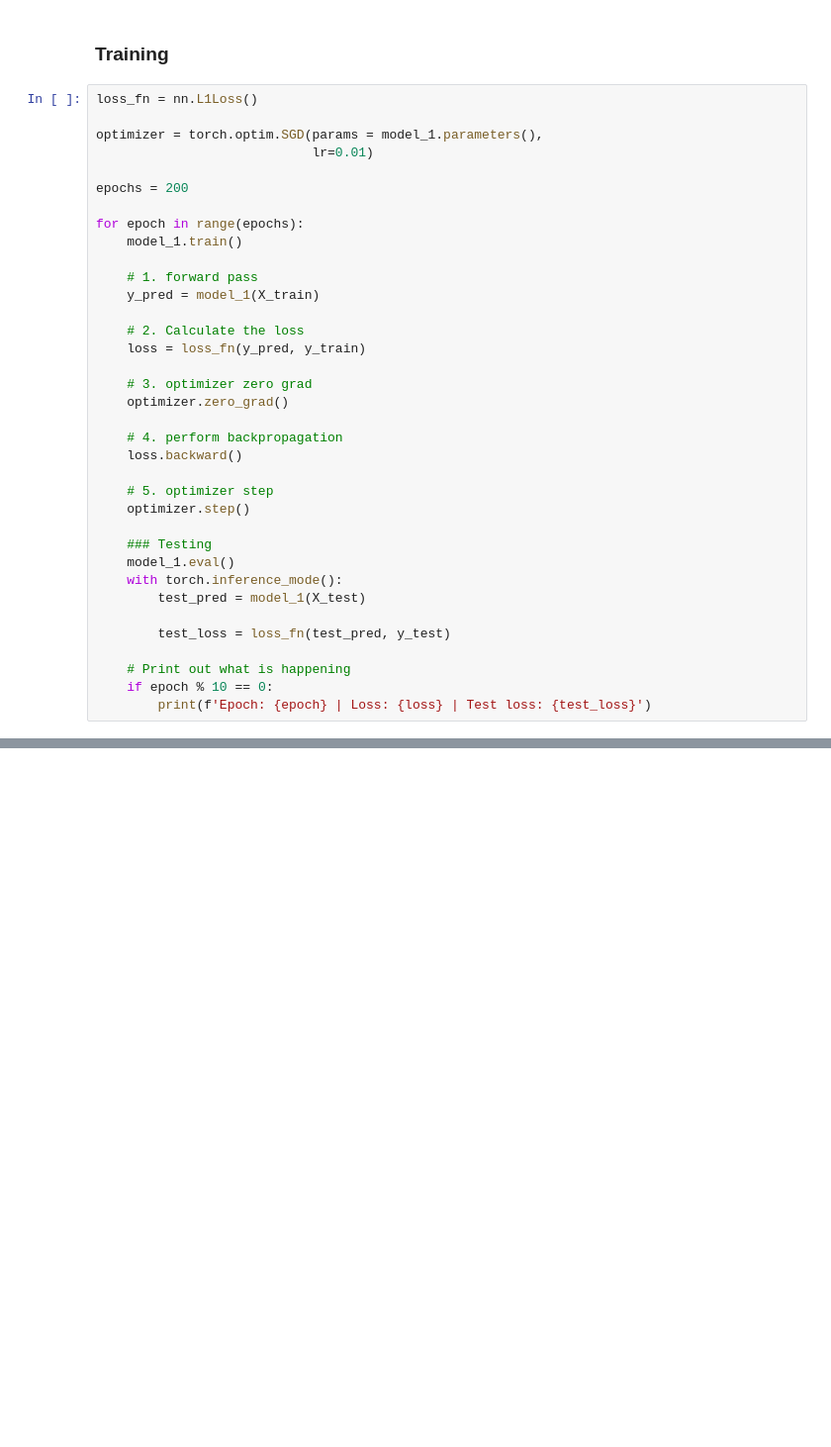
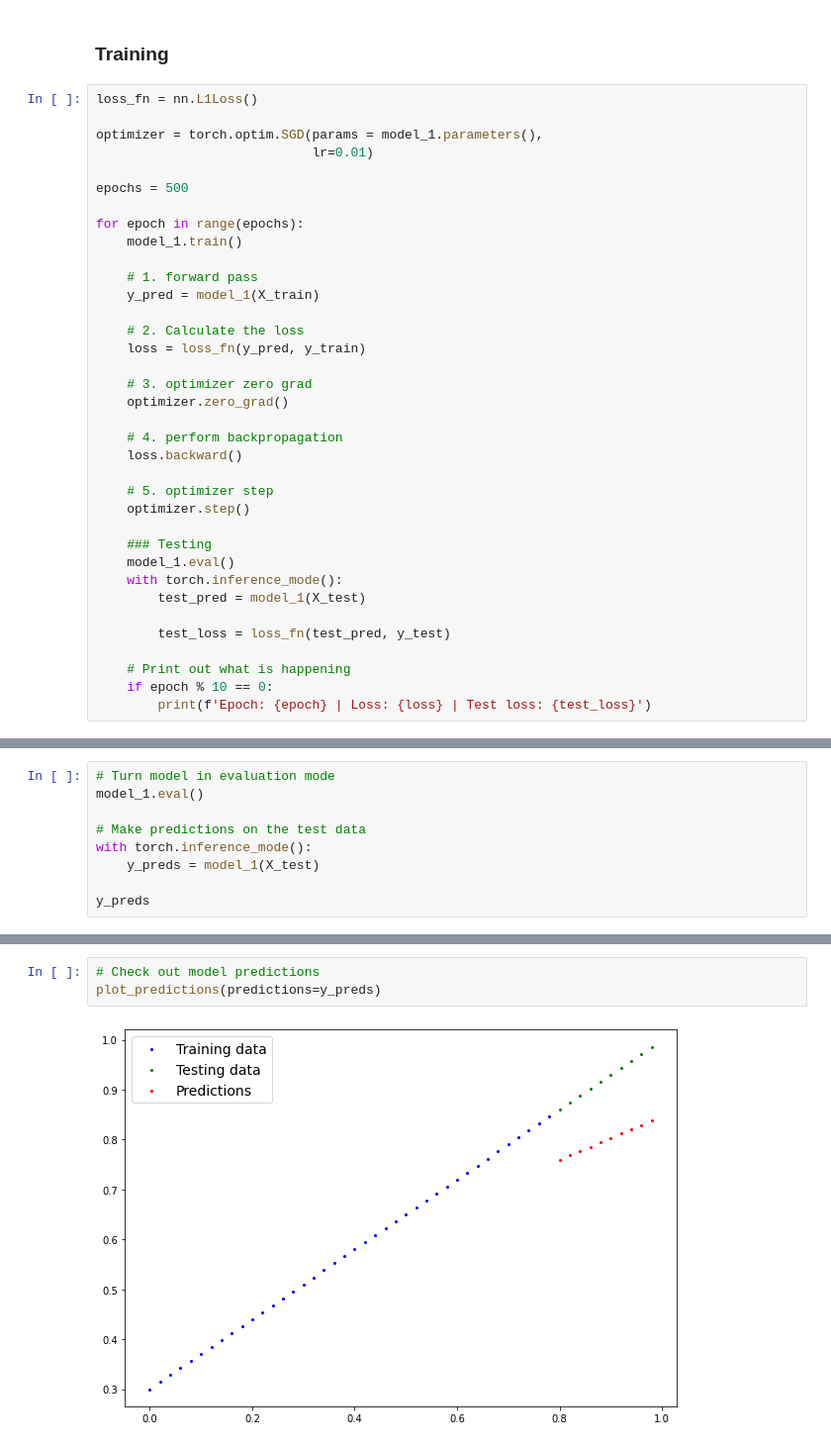
Before and after one commit to Kgs-Mathaba/Pytorch-ZTM, a Jupyter notebook: 01_pytorch_workflow.ipynb, the cells around one changed output, grey strips where cells are left out. Shown at 99% size. Cells and saved outputs as stored; diff of their text form; blank space fills up the shorter version.

```diff
--- a/01_pytorch_workflow.ipynb
+++ b/01_pytorch_workflow.ipynb
@@ -436,7 +436,7 @@ loss_fn = nn.L1Loss()
 optimizer = torch.optim.SGD(params = model_1.parameters(),
                             lr=0.01)
 
-epochs = 200
+epochs = 500
 
 for epoch in range(epochs):
     model_1.train()
@@ -489,0 +489,9 @@ Epoch: 190 | Loss: 0.15962092578411102 | Test loss: 0.37245965003967285
+# %%
+# Turn model in evaluation mode
+model_1.eval()
+
+# Make predictions on the test data
+with torch.inference_mode():
+    y_preds = model_1(X_test)
+
+y_preds
@@ -489,0 +509,5 @@ Epoch: 190 | Loss: 0.15962092578411102 | Test loss: 0.37245965003967285
+# %%
+# Check out model predictions
+plot_predictions(predictions=y_preds)
+# %% [output]
+[figure, added]
```
Also changed, not shown: parts of 9 cells of this notebook.
